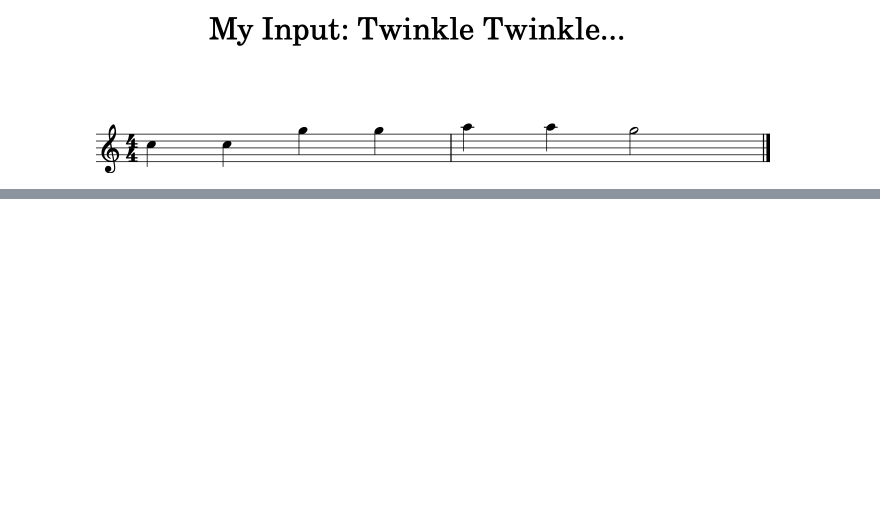
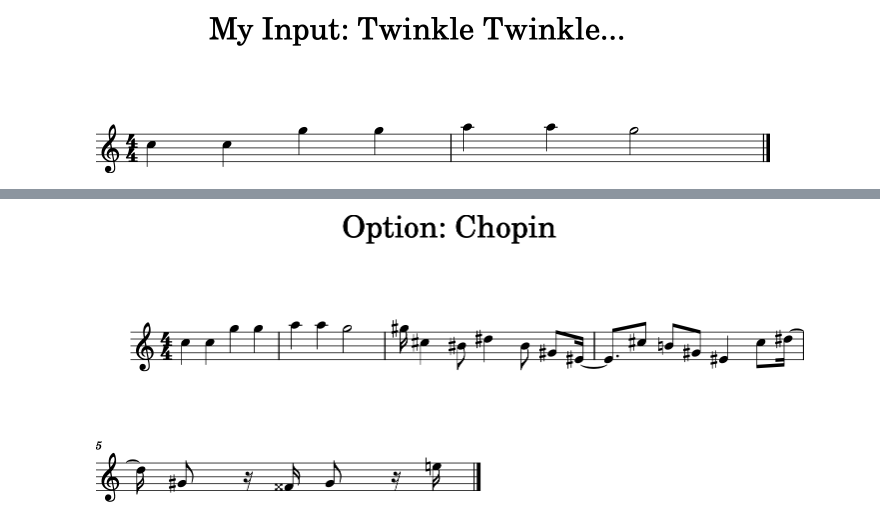
Before and after one commit to kdr/balkon, a Jupyter notebook: markov-chain-melody-experiments/01-extended-markov-chain-continue-multi-models.ipynb, the cells around one changed output, grey strips where cells are left out. Cells and saved outputs as stored; diff of their text form; code cells hidden in the pictures; blank space fills up the shorter version.

```diff
--- a/markov-chain-melody-experiments/01-extended-markov-chain-continue-multi-models.ipynb
+++ b/markov-chain-melody-experiments/01-extended-markov-chain-continue-multi-models.ipynb
@@ -187,0 +218,5 @@ show_score(full_melody, 'Option: Bach')
+# %%
+chopin_melody, new_part = chopin_model.generate(20, previous_sequence=input_melody)
+
+show_score(chopin_melody, 'Option: Chopin')
+# %% [output]
@@ -187,0 +224 @@ show_score(full_melody, 'Option: Bach')
+[figure, added]
```
Also changed, not shown: parts of 16 cells of this notebook.
